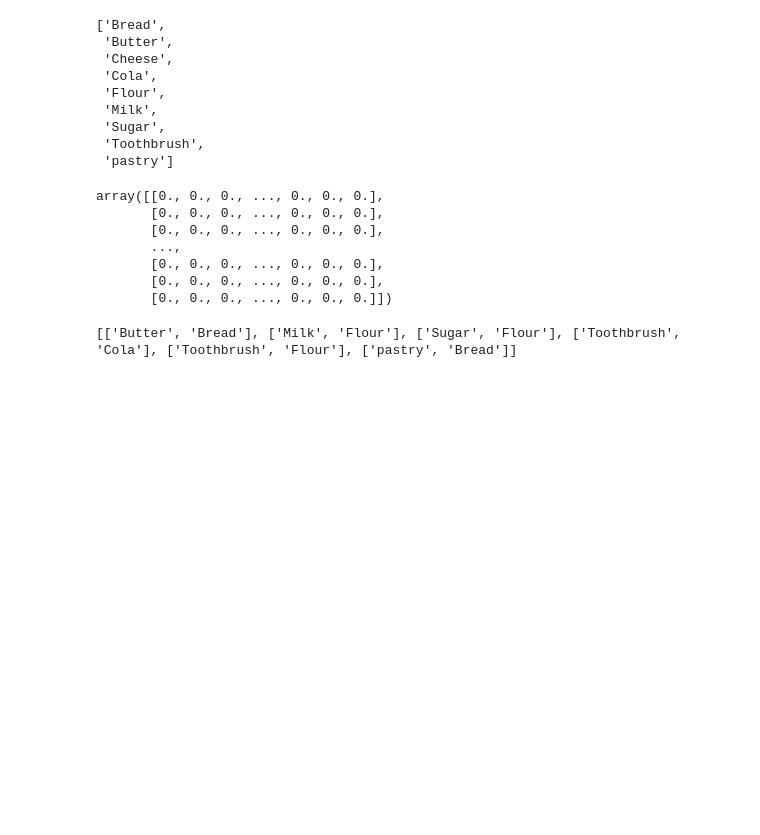
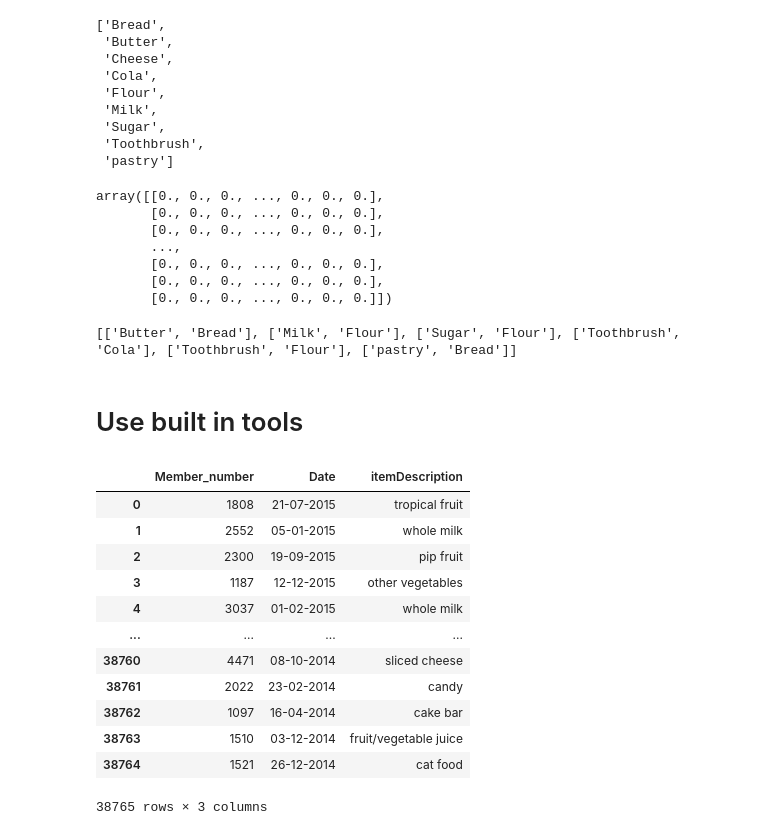
Before and after one commit to tinghui8576/DTU02807_Computational-Tools-for-Data-Science, a Jupyter notebook: Exc5/excercise.ipynb, the cells around one changed output. Cells and saved outputs as stored; diff of their text form; code cells hidden in the pictures; blank space fills up the shorter version.

```diff
--- a/Exc5/excercise.ipynb
+++ b/Exc5/excercise.ipynb
@@ -81,3 +81,5 @@ pair_item = [[baskethash['hash'].index[i],baskethash['hash'].index[j]] for (i, j
 print(pair_item)
 # %% [output]
 [['Butter', 'Bread'], ['Milk', 'Flour'], ['Sugar', 'Flour'], ['Toothbrush', 'Cola'], ['Toothbrush', 'Flour'], ['pastry', 'Bread']]
+# %% [markdown]
+# Use built in tools
@@ -83,0 +89,17 @@ print(pair_item)
+# %%
+data = pd.read_csv("Groceries_dataset.csv")
+data
+# %% [output]
+|  | Member_number | Date | itemDescription |
+| 0 | 1808 | 21-07-2015 | tropical fruit |
+| 1 | 2552 | 05-01-2015 | whole milk |
+| 2 | 2300 | 19-09-2015 | pip fruit |
+| 3 | 1187 | 12-12-2015 | other vegetables |
+| 4 | 3037 | 01-02-2015 | whole milk |
+| ... | ... | ... | ... |
+| 38760 | 4471 | 08-10-2014 | sliced cheese |
+| 38761 | 2022 | 23-02-2014 | candy |
+| 38762 | 1097 | 16-04-2014 | cake bar |
+| 38763 | 1510 | 03-12-2014 | fruit/vegetable juice |
+| 38764 | 1521 | 26-12-2014 | cat food |
+38765 rows × 3 columns
```
Also changed, not shown: parts of 4 cells of this notebook, 3 other files.
